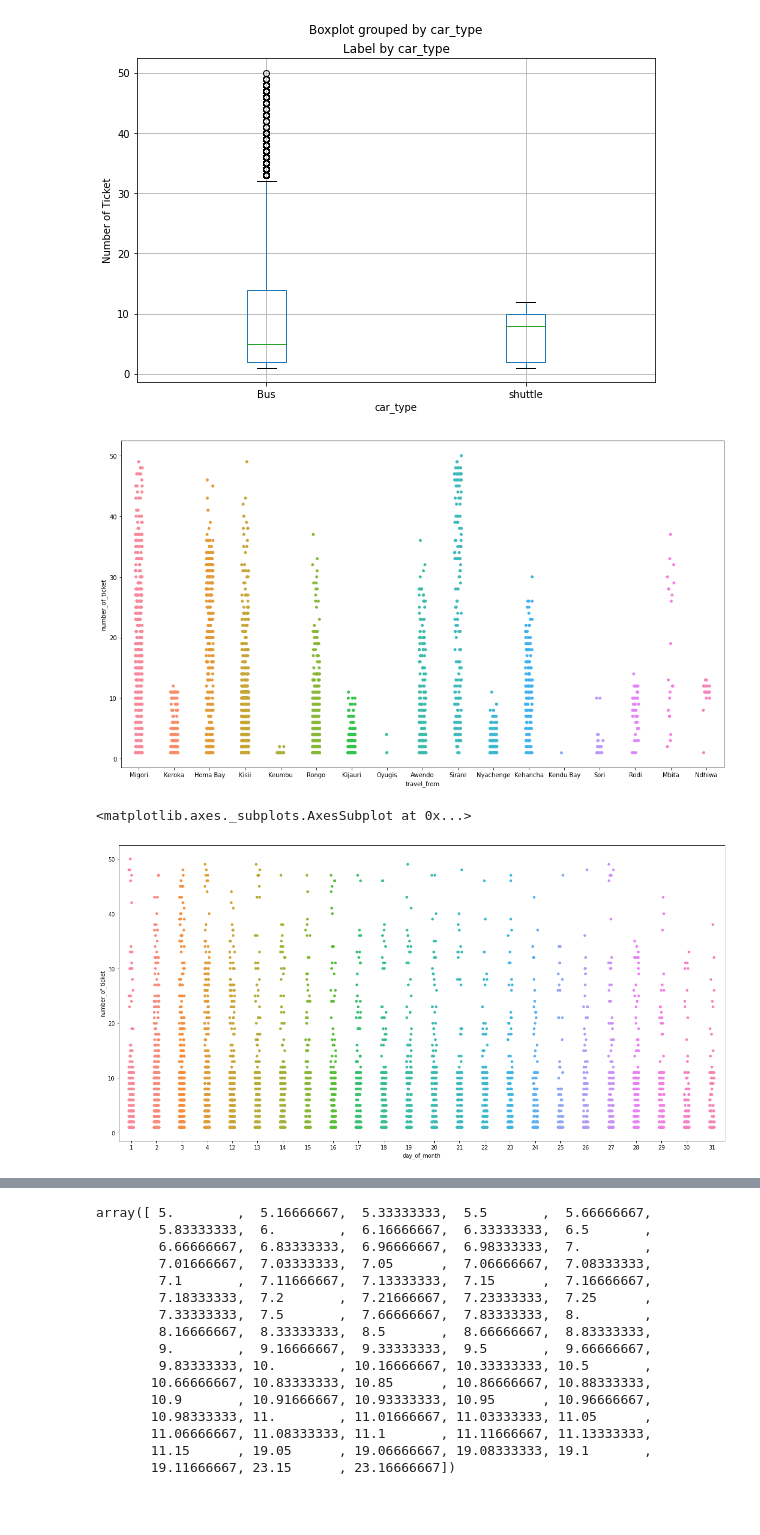
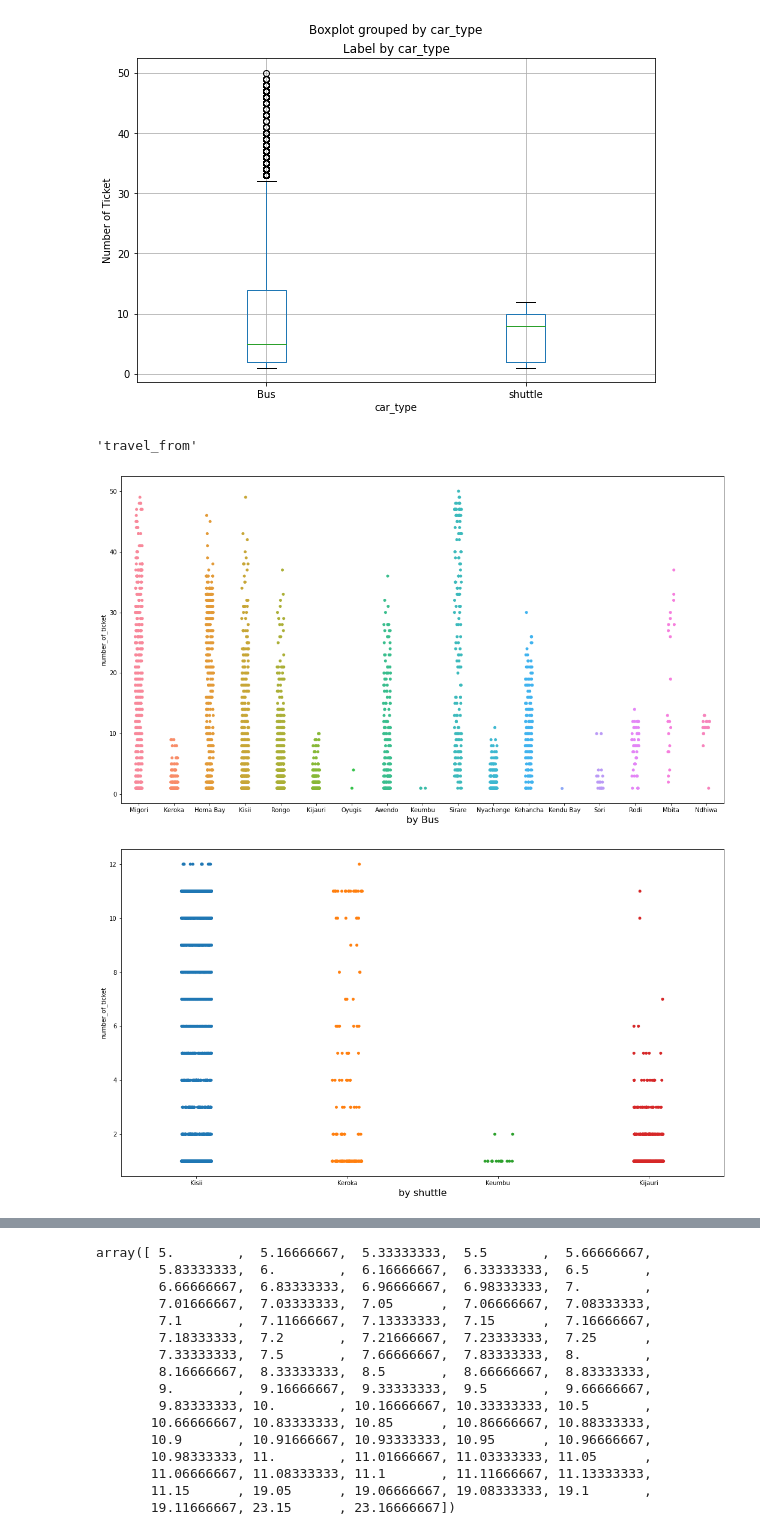
Before and after one commit to Shreya-data/Transport-Demand-Prediction, a Jupyter notebook: Untitled14.ipynb, the cells around one changed output, grey strips where cells are left out. Saved outputs shown, nothing was run; the diff lists cells and outputs as text; code cells hidden in the pictures; blank space fills up the shorter version.

```diff
--- a/Untitled14.ipynb
+++ b/Untitled14.ipynb
@@ -426,14 +474,15 @@ plt.show()
 [figure]
 # %%
 #stripplot
-plt.figure(figsize=(18, 10))
-sp = sns.stripplot(x="travel_from", y="number_of_ticket", data=dataset_new)
+def strip_plot(attribute):
+  for d,car in zip(datasets,dataset_new["car_type"].unique()):
+    plt.figure(figsize=(18, 10))
+    sns.stripplot(x=attribute, y="number_of_ticket", data=d)
+    plt.xlabel("by " + car,fontsize=16)
+  return attribute
-# %% [output]
-[figure, removed]
-# %%
-plt.figure(figsize=(20, 10))
-
-sns.stripplot(x='day_of_month', y="number_of_ticket", data=dataset_new)
-# %% [output]
-<matplotlib.axes._subplots.AxesSubplot at 0x...>
-[figure, removed]
+# %%
+strip_plot("travel_from")
+# %% [output]
+'travel_from'
+[figure, added]
+[figure, added]
```
Also changed, not shown: parts of 85 cells of this notebook.
